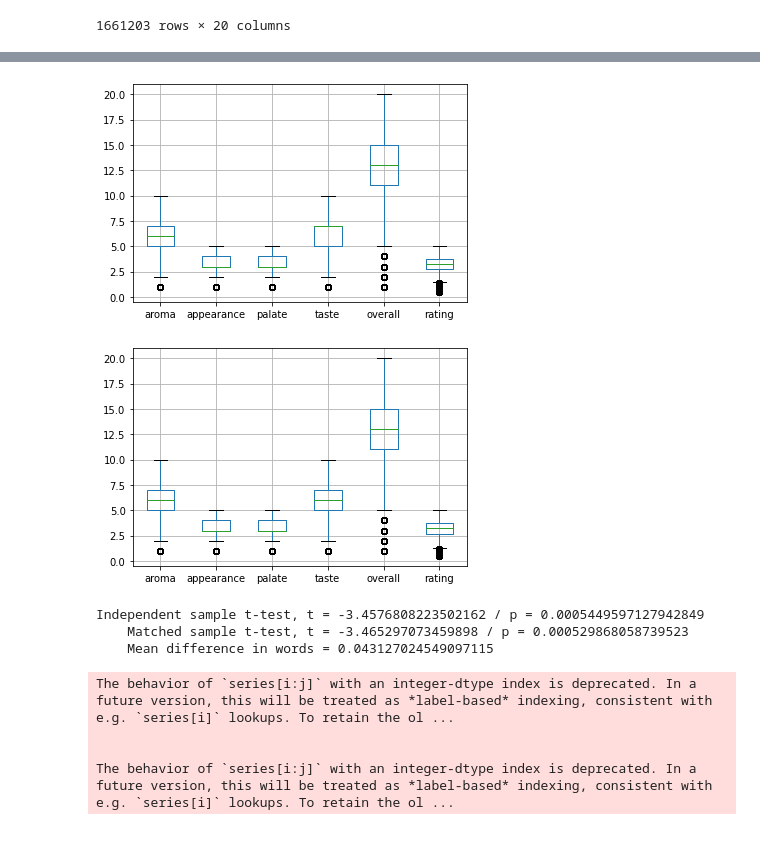
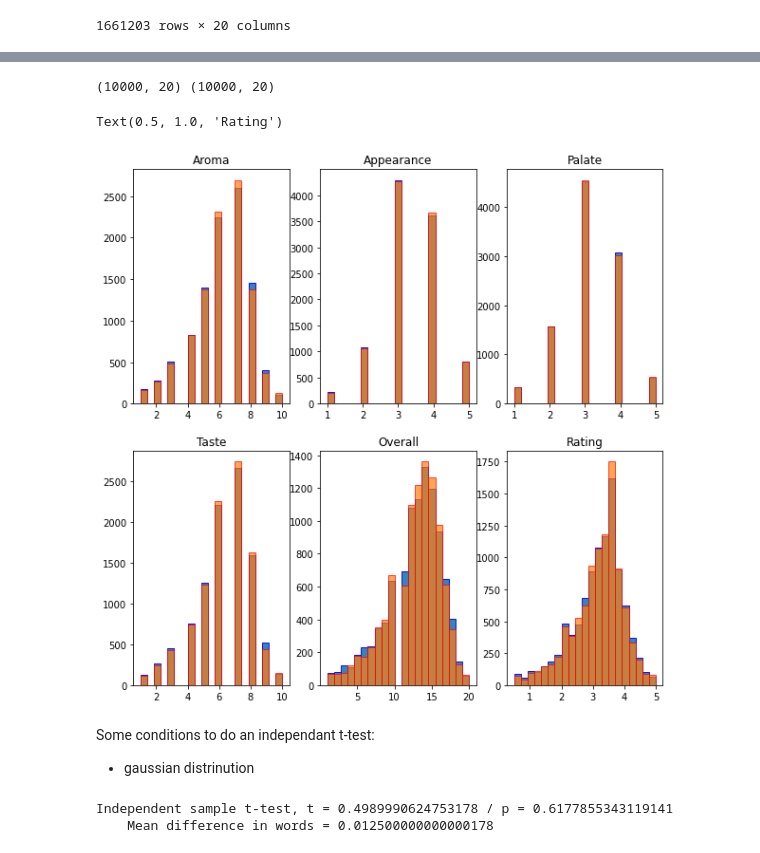
Before and after one commit to epfl-ada/ada-2022-project-datalcoholic, a Jupyter notebook: datalcholic_project_1.ipynb, the cells around one changed output, grey strips where cells are left out. Cells and saved outputs as stored; diff of their text form; code cells hidden in the pictures.

```diff
--- a/datalcholic_project_1.ipynb
+++ b/datalcholic_project_1.ipynb
@@ -330,24 +325,55 @@ df_RB_Foreign=df_RB[df_RB['beers_location']!='United States']
-# %%
-boxplot = df_RB_US.boxplot(column=['aroma', 'appearance', 'palate', 'taste', 'overall', 'rating'])
-# %% [output]
-[figure, removed]
-# %%
- boxplot = df_RB_Foreign.boxplot(column=['aroma', 'appearance', 'palate', 'taste', 'overall', 'rating'])
-# %% [output]
-[figure, removed]
+# %%
+import numpy as np
+import pandas as pd
+
+#Je fais 1 draws sur un echantillons de la taille de 10000, juste pour plot l'histogramme
+def bootstrap_rows(df, nbr_draws, size_draw):
+    df_bootstrapped=pd.DataFrame()
+    for n in range(nbr_draws):
+        indices = np.random.randint(0, len(df), size_draw)
+        df_tmp = df.iloc[indices]
+        df_bootstrapped=pd.concat([df_bootstrapped, df_tmp], axis=0)
+    return df_bootstrapped
+
+df_RB_US_boot=bootstrap_rows(df_RB_US, 1, 10000)
+df_RB_Foreign_boot=bootstrap_rows(df_RB_Foreign, 1, 10000)
+print(df_RB_US_boot.shape, df_RB_Foreign_boot.shape)
+# %% [output]
+(10000, 20) (10000, 20)
+# %%
+#do subplots histogram for the all the beers aspects comparing US and Foreign
+fig, axs = plt.subplots(2, 3, figsize=(10, 10))
+axs[0, 0].hist(df_RB_Foreign_boot['aroma'], bins= 21, alpha=0.9, edgecolor='blue', label = "Winner")
+axs[0, 0].hist(df_RB_US_boot['aroma'], bins= 21, alpha= 0.7, edgecolor='red', label= "Loser")
+axs[0, 0].set_title('Aroma')
+axs[0, 1].hist(df_RB_Foreign_boot['appearance'], bins= 21, alpha=0.9, edgecolor='blue', label = "Winner")
+axs[0, 1].hist(df_RB_US_boot['appearance'], bins= 21, alpha= 0.7, edgecolor='red', label= "Loser")
+axs[0, 1].set_title('Appearance')
+axs[0, 2].hist(df_RB_Foreign_boot['palate'], bins= 21, alpha=0.9, edgecolor='blue', label = "Winner")
+axs[0, 2].hist(df_RB_US_boot['palate'], bins= 21, alpha= 0.7, edgecolor='red', label= "Loser")
+axs[0, 2].set_title('Palate')
+axs[1, 0].hist(df_RB_Foreign_boot['taste'], bins= 21, alpha=0.9, edgecolor='blue', label = "Winner")
+axs[1, 0].hist(df_RB_US_boot['taste'], bins= 21, alpha= 0.7, edgecolor='red', label= "Loser")
+axs[1, 0].set_title('Taste')
+axs[1, 1].hist(df_RB_Foreign_boot['overall'], bins= 21, alpha=0.9, edgecolor='blue', label = "Winner")
+axs[1, 1].hist(df_RB_US_boot['overall'], bins= 21, alpha= 0.7, edgecolor='red', label= "Loser")
+axs[1, 1].set_title('Overall')
+axs[1, 2].hist(df_RB_Foreign_boot['rating'], bins= 21, alpha=0.9, edgecolor='blue', label = "Winner")
+axs[1, 2].hist(df_RB_US_boot['rating'], bins= 21, alpha= 0.7, edgecolor='red', label= "Loser")
+axs[1, 2].set_title('Rating')
+# %% [output]
+Text(0.5, 1.0, 'Rating')
+[figure, added]
+# %% [markdown]
+Some conditions to do an independant t-test:
+- gaussian distrinution
 # %%
-#do a t-test to see if the mean of the two sample are different
+#do a t-test to see if the mean of the two sample are different, juste pour tester les fonctions
 from scipy import stats
-tmp = stats.ttest_ind(df_RB_US['aroma'][0:100000],  df_RB_Foreign['aroma'][0:100000], equal_var=False)
+tmp = stats.ttest_ind(df_RB_US_boot['aroma'],  df_RB_Foreign_boot['aroma'], equal_var=False)
 print("Independent sample t-test, t =", tmp.statistic, "/ p =", tmp.pvalue)
-tmp = stats.ttest_rel(df_RB_US['aroma'][0:100000], df_RB_Foreign['aroma'][0:100000])
-print("    Matched sample t-test, t =", tmp.statistic, "/ p =", tmp.pvalue)
-print("    Mean difference in words =", (df_RB_US['aroma'].mean() - df_RB_Foreign['aroma'].mean()))
+
+print("    Mean difference in words =", (df_RB_US_boot['aroma'].mean() - df_RB_Foreign_boot['aroma'].mean()))
 # %% [output]
-Independent sample t-test, t = -3.4576808223502162 / p = 0.0005449597127942849
-    Matched sample t-test, t = -3.465297073459898 / p = 0.000529868058739523
-    Mean difference in words = 0.043127024549097115
+Independent sample t-test, t = 0.4989990624753178 / p = 0.6177855343119141
+    Mean difference in words = 0.012500000000000178
-The behavior of `series[i:j]` with an integer-dtype index is deprecated. In a future version, this will be treated as *label-based* indexing, consistent with e.g. `series[i]` lookups. To retain the ol ...
-
-
-The behavior of `series[i:j]` with an integer-dtype index is deprecated. In a future version, this will be treated as *label-based* indexing, consistent with e.g. `series[i]` lookups. To retain the ol ...
```
Also changed, not shown: parts of 8 cells of this notebook.
